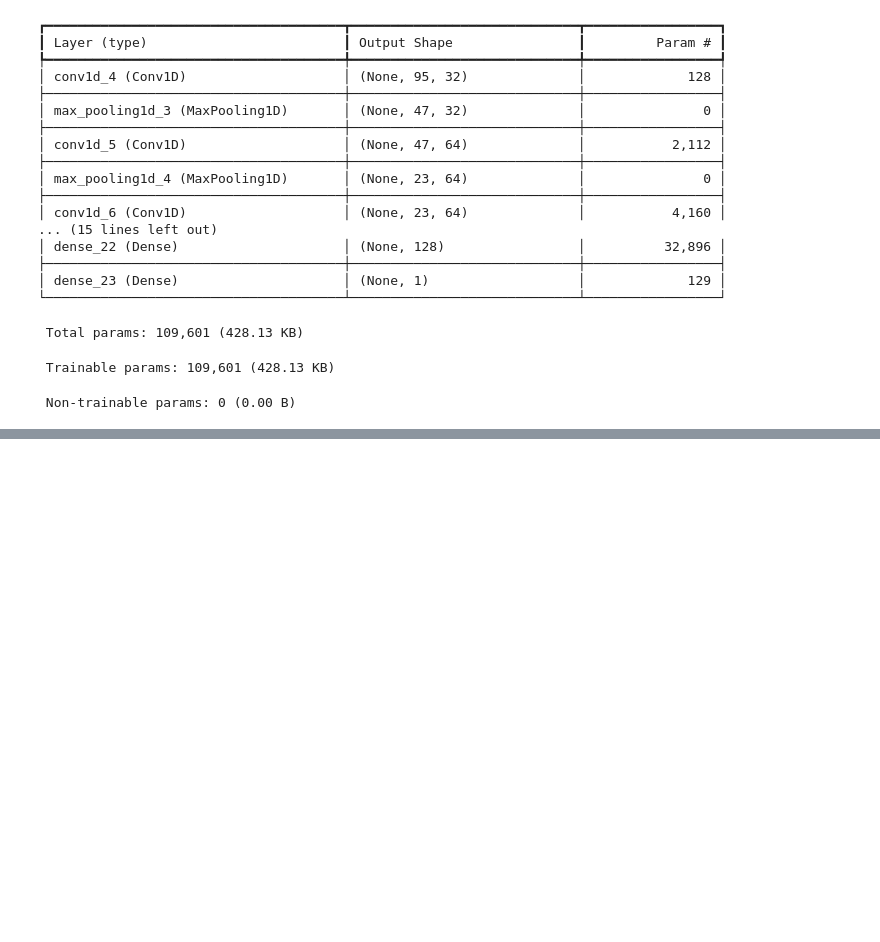
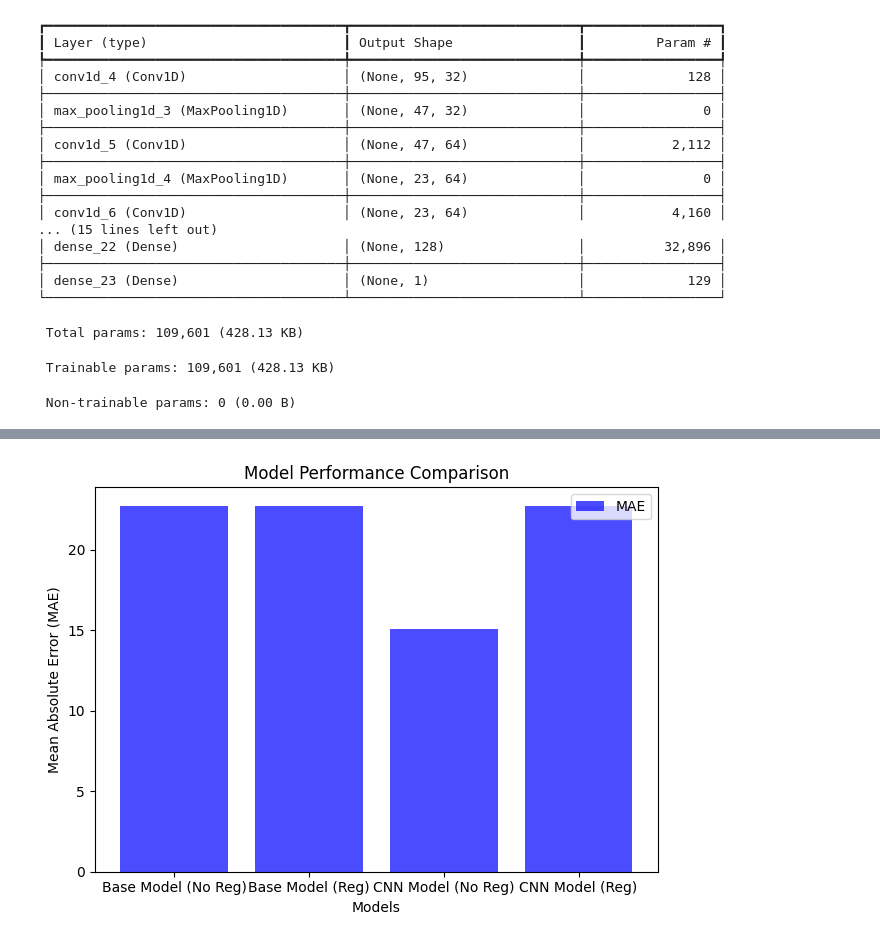
Before and after one commit to CHAITANYA2605/Crop-Yield, a Jupyter notebook: DL_project.ipynb, the cells around one changed output, grey strips where cells are left out. Cells and saved outputs as stored; diff of their text form; code cells hidden in the pictures; blank space fills up the shorter version.

```diff
--- a/DL_project.ipynb
+++ b/DL_project.ipynb
@@ -345,0 +346,25 @@ plt.show()
+# %%
+models = ['Base Model (No Reg)', 'Base Model (Reg)', 'CNN Model (No Reg)', 'CNN Model (Reg)']
+mae_values = [test_mae_reg, test_mae_reg, test_mae_no_reg, test_mae_reg]
+accuracy_values = [test_acc_reg, test_acc_reg, test_acc_no_reg, test_acc_reg]
+
+fig, ax1 = plt.subplots()
+
+ax1.bar(models, mae_values, color='blue', alpha=0.7, label='MAE')
+ax1.set_ylabel('Mean Absolute Error (MAE)')
+
+
+# Set the title and labels
+plt.title('Model Performance Comparison')
+plt.xlabel('Models')
+
+# Add a legend
+plt.legend()
+
+# Adjust layout to avoid overlapping labels
+plt.tight_layout()
+
+# Show the plot
+plt.show()
+# %% [output]
+[figure, added]
```
Also changed, not shown: parts of 10 cells of this notebook.
